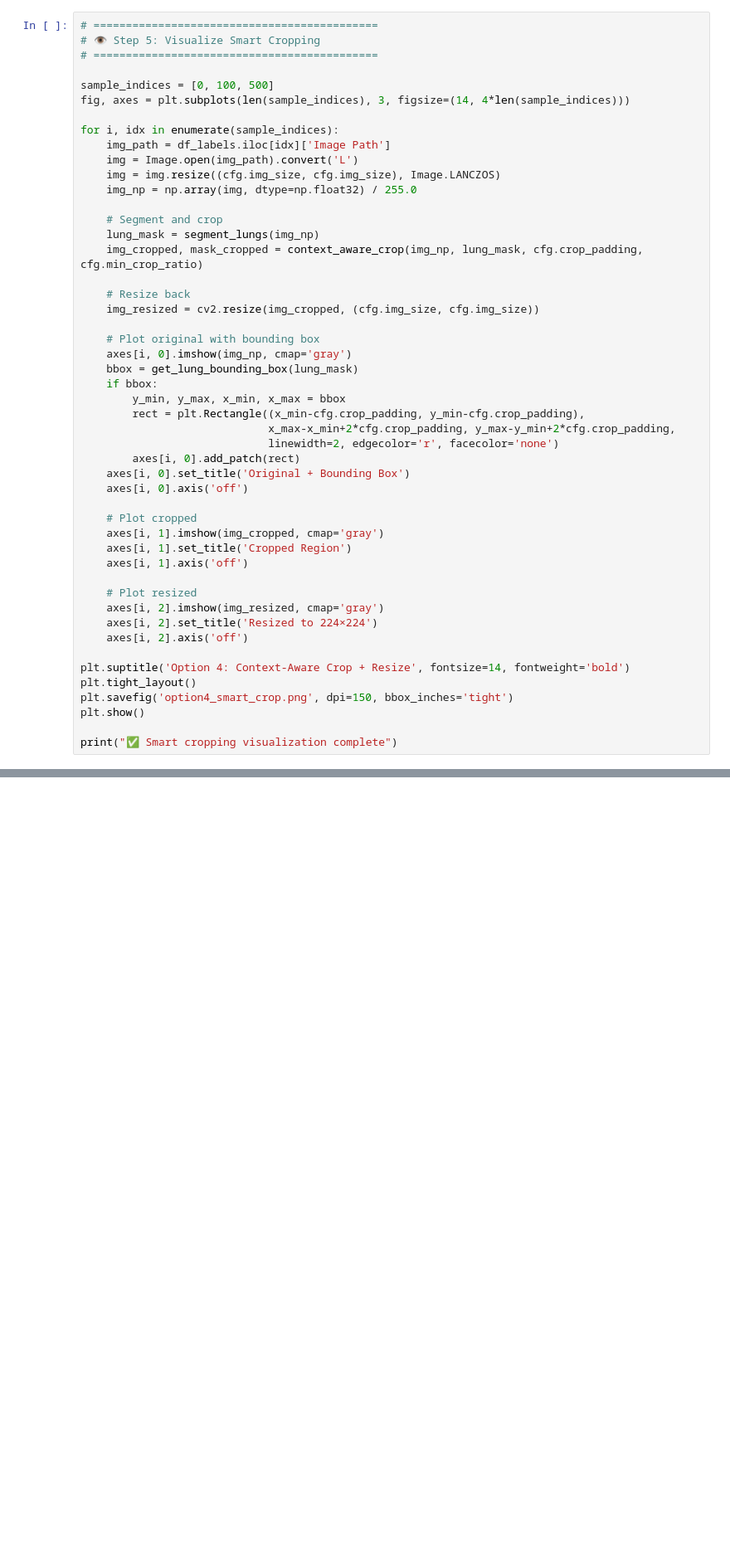
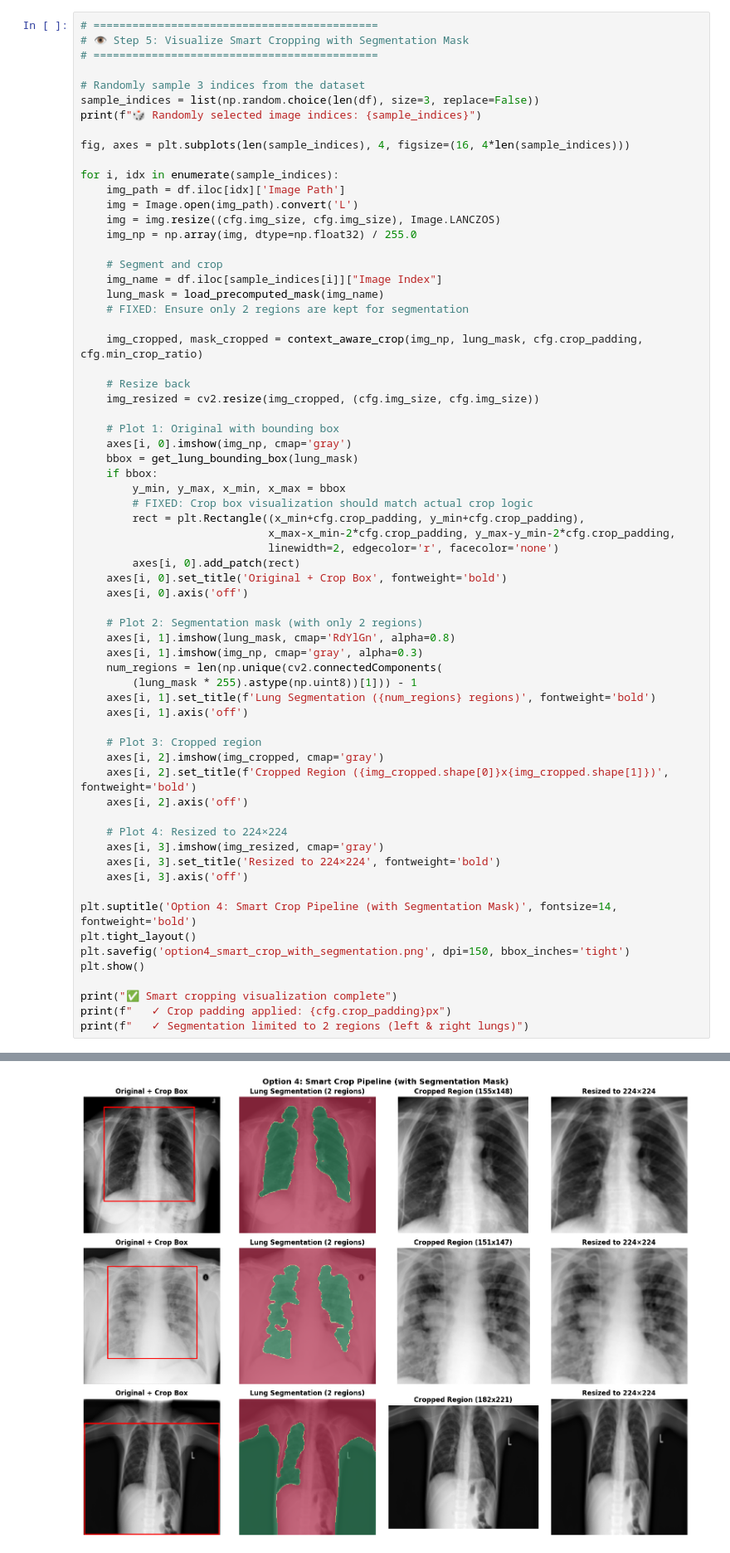
Before and after one commit to Aysha-rishana-k/MedSGSSL, a Jupyter notebook: option4_segmentation_guided_crop_ssl.ipynb, the cells around one changed output, grey strips where cells are left out. Shown at 83% size. Drawn from its saved outputs; the diff is of its cells as text; blank space fills up the shorter version.

Commit message:
feat: Introduce new SSL and direct classification model variations (options 1-7) and add precomputation for lung masks.

```diff
--- a/option4_segmentation_guided_crop_ssl.ipynb
+++ b/option4_segmentation_guided_crop_ssl.ipynb
@@ -236,49 +360,67 @@ print("✅ Lung segmentation & cropping functions defined")
 # %%
 # ============================================
-# 👁️ Step 5: Visualize Smart Cropping
+# 👁️ Step 5: Visualize Smart Cropping with Segmentation Mask
 # ============================================
 
-sample_indices = [0, 100, 500]
-fig, axes = plt.subplots(len(sample_indices), 3, figsize=(14, 4*len(sample_indices)))
+# Randomly sample 3 indices from the dataset
+sample_indices = list(np.random.choice(len(df), size=3, replace=False))
+print(f"🎲 Randomly selected image indices: {sample_indices}")
+
+fig, axes = plt.subplots(len(sample_indices), 4, figsize=(16, 4*len(sample_indices)))
 
 for i, idx in enumerate(sample_indices):
-    img_path = df_labels.iloc[idx]['Image Path']
+    img_path = df.iloc[idx]['Image Path']
     img = Image.open(img_path).convert('L')
     img = img.resize((cfg.img_size, cfg.img_size), Image.LANCZOS)
     img_np = np.array(img, dtype=np.float32) / 255.0
 
     # Segment and crop
-    lung_mask = segment_lungs(img_np)
+    img_name = df.iloc[sample_indices[i]]["Image Index"]
+    lung_mask = load_precomputed_mask(img_name)
+    # FIXED: Ensure only 2 regions are kept for segmentation
+
     img_cropped, mask_cropped = context_aware_crop(img_np, lung_mask, cfg.crop_padding, cfg.min_crop_ratio)
 
     # Resize back
     img_resized = cv2.resize(img_cropped, (cfg.img_size, cfg.img_size))
 
-    # Plot original with bounding box
+    # Plot 1: Original with bounding box
     axes[i, 0].imshow(img_np, cmap='gray')
     bbox = get_lung_bounding_box(lung_mask)
     if bbox:
         y_min, y_max, x_min, x_max = bbox
-        rect = plt.Rectangle((x_min-cfg.crop_padding, y_min-cfg.crop_padding),
-                             x_max-x_min+2*cfg.crop_padding, y_max-y_min+2*cfg.crop_padding,
+        # FIXED: Crop box visualization should match actual crop logic
+        rect = plt.Rectangle((x_min+cfg.crop_padding, y_min+cfg.crop_padding),
+                             x_max-x_min-2*cfg.crop_padding, y_max-y_min-2*cfg.crop_padding,
                              linewidth=2, edgecolor='r', facecolor='none')
         axes[i, 0].add_patch(rect)
-    axes[i, 0].set_title('Original + Bounding Box')
+    axes[i, 0].set_title('Original + Crop Box', fontweight='bold')
     axes[i, 0].axis('off')
 
-    # Plot cropped
-    axes[i, 1].imshow(img_cropped, cmap='gray')
-    axes[i, 1].set_title('Cropped Region')
+    # Plot 2: Segmentation mask (with only 2 regions)
+    axes[i, 1].imshow(lung_mask, cmap='RdYlGn', alpha=0.8)
+    axes[i, 1].imshow(img_np, cmap='gray', alpha=0.3)
+    num_regions = len(np.unique(cv2.connectedComponents(
+        (lung_mask * 255).astype(np.uint8))[1])) - 1
+    axes[i, 1].set_title(f'Lung Segmentation ({num_regions} regions)', fontweight='bold')
     axes[i, 1].axis('off')
 
-    # Plot resized
-    axes[i, 2].imshow(img_resized, cmap='gray')
-    axes[i, 2].set_title('Resized to 224×224')
+    # Plot 3: Cropped region
+    axes[i, 2].imshow(img_cropped, cmap='gray')
+    axes[i, 2].set_title(f'Cropped Region ({img_cropped.shape[0]}x{img_cropped.shape[1]})', fontweight='bold')
     axes[i, 2].axis('off')
 
-plt.suptitle('Option 4: Context-Aware Crop + Resize', fontsize=14, fontweight='bold')
+    # Plot 4: Resized to 224×224
+    axes[i, 3].imshow(img_resized, cmap='gray')
+    axes[i, 3].set_title('Resized to 224×224', fontweight='bold')
+    axes[i, 3].axis('off')
+
+plt.suptitle('Option 4: Smart Crop Pipeline (with Segmentation Mask)', fontsize=14, fontweight='bold')
 plt.tight_layout()
-plt.savefig('option4_smart_crop.png', dpi=150, bbox_inches='tight')
+plt.savefig('option4_smart_crop_with_segmentation.png', dpi=150, bbox_inches='tight')
 plt.show()
 
 print("✅ Smart cropping visualization complete")
+print(f"   ✓ Crop padding applied: {cfg.crop_padding}px")
+print(f"   ✓ Segmentation limited to 2 regions (left & right lungs)")
+# %% [output]
@@ -284,0 +428 @@ print("✅ Smart cropping visualization complete")
+[figure, added]
```
Also changed, not shown: parts of 19 cells of this notebook, 15 other files.
